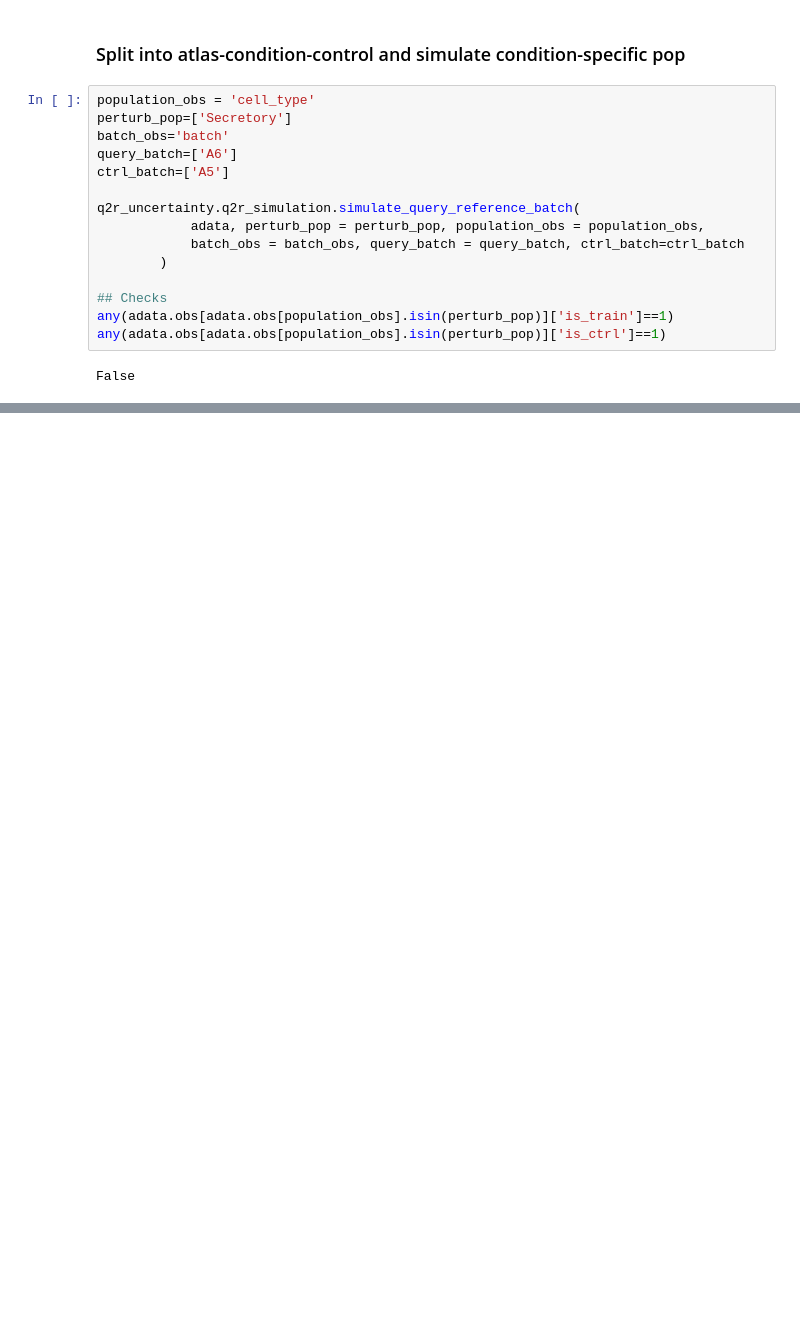
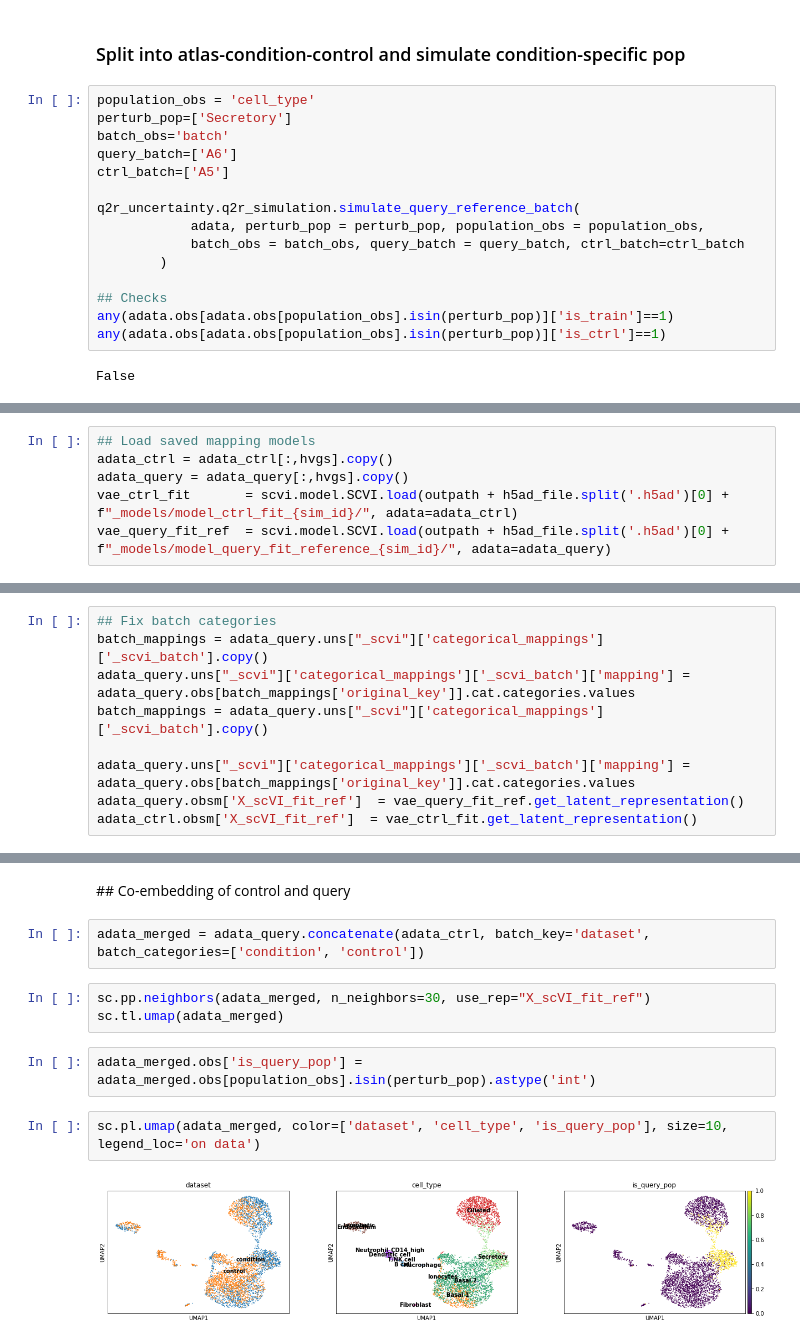
Before and after one commit to MarioniLab/oor_design_reproducibility, a Jupyter notebook: notebooks/lung_demo.ipynb, the cells around one changed output, grey strips where cells are left out. Saved outputs shown, nothing was run; the diff lists cells and outputs as text; blank space fills up the shorter version.

Commit message:
updated lung mapping

```diff
--- a/notebooks/lung_demo.ipynb
+++ b/notebooks/lung_demo.ipynb
@@ -47,0 +122,6 @@ True
+# %%
+## Load saved mapping models
+adata_ctrl = adata_ctrl[:,hvgs].copy()
+adata_query = adata_query[:,hvgs].copy()
+vae_ctrl_fit       = scvi.model.SCVI.load(outpath + h5ad_file.split('.h5ad')[0] + f"_models/model_ctrl_fit_{sim_id}/", adata=adata_ctrl)
+vae_query_fit_ref  = scvi.model.SCVI.load(outpath + h5ad_file.split('.h5ad')[0] + f"_models/model_query_fit_reference_{sim_id}/", adata=adata_query)
@@ -47,0 +144,9 @@ True
+# %%
+## Fix batch categories
+batch_mappings = adata_query.uns["_scvi"]['categorical_mappings']['_scvi_batch'].copy()
+adata_query.uns["_scvi"]['categorical_mappings']['_scvi_batch']['mapping'] = adata_query.obs[batch_mappings['original_key']].cat.categories.values
+batch_mappings = adata_query.uns["_scvi"]['categorical_mappings']['_scvi_batch'].copy()
+
+adata_query.uns["_scvi"]['categorical_mappings']['_scvi_batch']['mapping'] = adata_query.obs[batch_mappings['original_key']].cat.categories.values
+adata_query.obsm['X_scVI_fit_ref']  = vae_query_fit_ref.get_latent_representation()
+adata_ctrl.obsm['X_scVI_fit_ref']  = vae_ctrl_fit.get_latent_representation()
@@ -47,0 +170,13 @@ True
+# %% [markdown]
+## Co-embedding of control and query
+# %%
+adata_merged = adata_query.concatenate(adata_ctrl, batch_key='dataset', batch_categories=['condition', 'control'])
+# %%
+sc.pp.neighbors(adata_merged, n_neighbors=30, use_rep="X_scVI_fit_ref")
+sc.tl.umap(adata_merged)
+# %%
+adata_merged.obs['is_query_pop'] = adata_merged.obs[population_obs].isin(perturb_pop).astype('int')
+# %%
+sc.pl.umap(adata_merged, color=['dataset', 'cell_type', 'is_query_pop'], size=10, legend_loc='on data')
+# %% [output]
+[figure, added]
```
Also changed, not shown: parts of 19 cells of this notebook.
